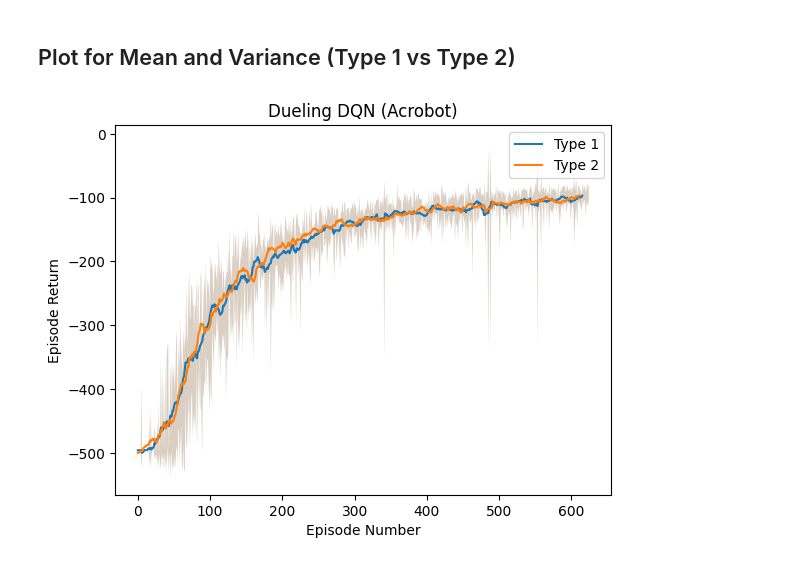
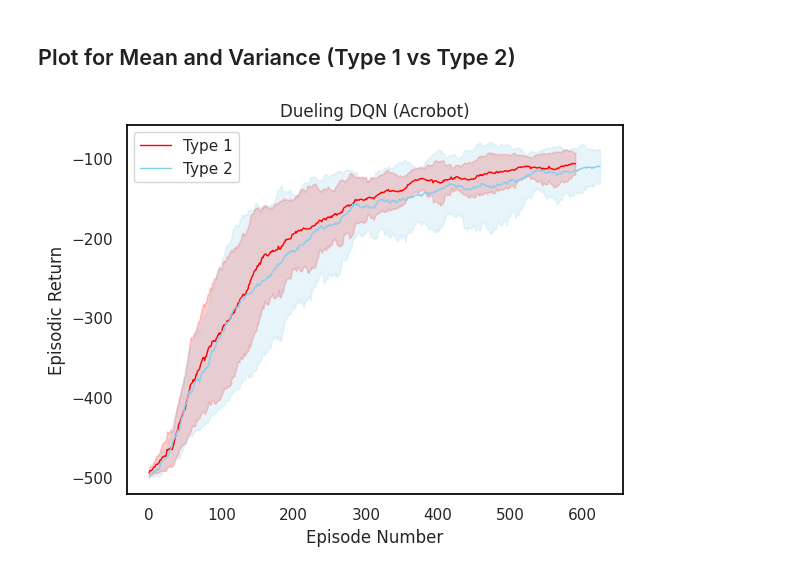
Before and after one commit to gokulmk-12/CS6700-ReinforcementLearning-PA2, a Jupyter notebook: Dueling_DQN_PA2_Acrobot.ipynb, the cells around one changed output. Drawn from its saved outputs; the diff is of its cells as text; code cells hidden in the pictures.

Commit message:
Changes in Plot and Python Script

```diff
--- a/Dueling_DQN_PA2_Acrobot.ipynb
+++ b/Dueling_DQN_PA2_Acrobot.ipynb
@@ -31,8 +33,8 @@ BATCH_SIZE = 128
 BUFFER_SIZE = 1000000
 GAMMA = 0.99
 LR = 0.00025
-FREQUENCY = 5
-TAU = 0.005
+FREQUENCY = 4
+TAU = 0.001
 # %% [markdown]
 ## Replay Buffer (Store <state, action, reward, next_state, done>)
 # %%
@@ -465,4 +401,37 @@ def plot_mean_variance(scores1, scores2, window_size):
-# %%
-plot_mean_variance(scores_experiment1, scores_experiment2, window_size=10)
-# %% [output]
-[figure, removed]
+# %%
+window_size = 25
+scores1, scores2 = [], []
+
+for i in range(5):
+    scores1.append(np.convolve(scores_experiment1[i], np.ones(window_size)/window_size, mode="valid"))
+    scores2.append(np.convolve(scores_experiment2[i], np.ones(window_size)/window_size, mode="valid"))
+
+mean_scores_exp1, mean_scores_exp2 = np.mean(scores1, axis=0), np.mean(scores2, axis=0)
+std_scores_exp1, std_scores_exp2 = np.std(scores1, axis=0), np.std(scores2, axis=0)
+
+sns.lineplot(x=range(len(mean_scores_exp1)), y=mean_scores_exp1, linewidth=1, label='Type 1', color="red")
+sns.lineplot(x=range(len(mean_scores_exp2)), y=mean_scores_exp2, linewidth=1, label='Type 2', color="skyblue")
+
+plt.fill_between(
+    x=range(len(mean_scores_exp1)),
+    y1=mean_scores_exp1 - std_scores_exp1[0:len(mean_scores_exp1)],
+    y2=mean_scores_exp1 + std_scores_exp1[0:len(mean_scores_exp1)],
+    alpha=0.2,
+    color='red'
+)
+plt.fill_between(
+    x=range(len(mean_scores_exp2)),
+    y1=mean_scores_exp2 - std_scores_exp2[0:len(mean_scores_exp2)],
+    y2=mean_scores_exp2 + std_scores_exp2[0:len(mean_scores_exp2)],
+    alpha=0.2,
+    color='skyblue'
+)
+
+plt.xlabel('Episode Number')
+plt.ylabel('Episodic Return')
+plt.title('Dueling DQN (Acrobot)')
+plt.legend()
+plt.grid(False)
+plt.show()
+# %% [output]
+[figure, added]
```
Also changed, not shown: parts of 9 cells of this notebook, 12 other files.
